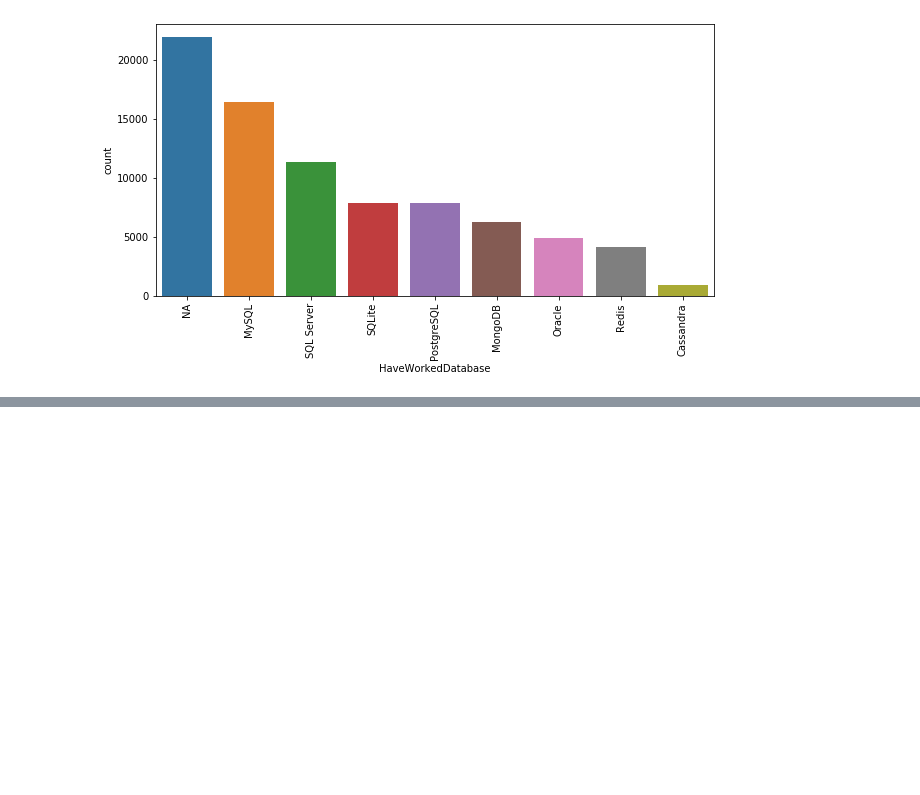
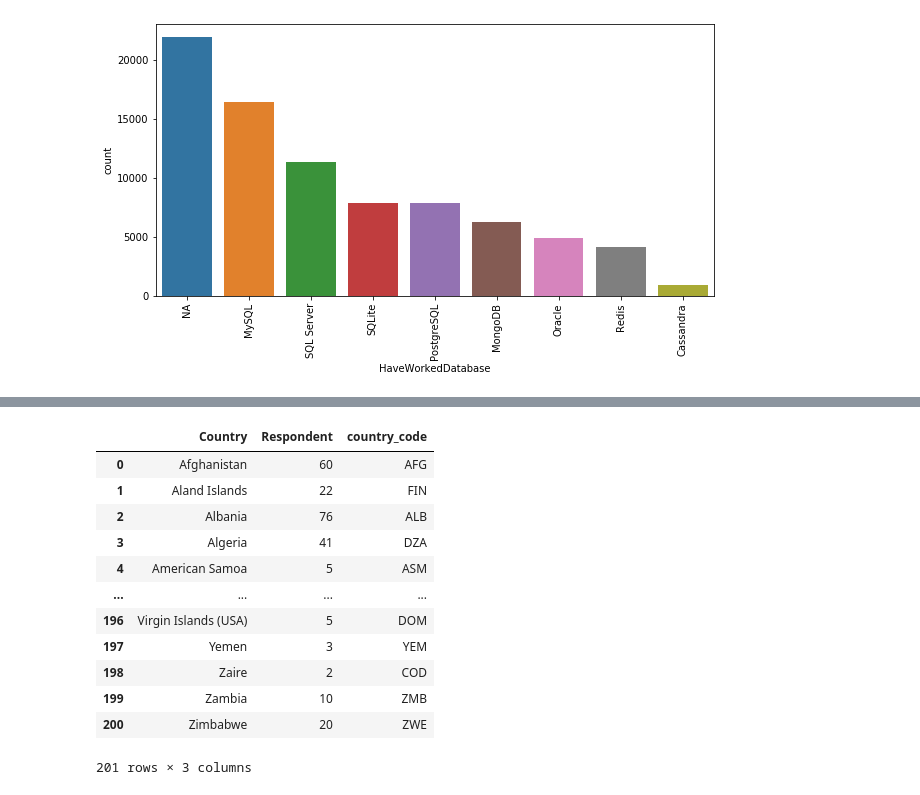
Before and after one commit to PavanKB/stackoverflow_survey, a Jupyter notebook: data_exploration.ipynb, the cells around one changed output, grey strips where cells are left out. Cells and saved outputs as stored; diff of their text form; code cells hidden in the pictures; blank space fills up the shorter version.

```diff
--- a/data_exploration.ipynb
+++ b/data_exploration.ipynb
@@ -595,0 +500,22 @@ missing_data_summary.groupby(['information_level'], as_index=False).agg(metrics)
+# %%
+col_idx = 'Respondent'
+plot_df = raw_data[[col_idx, 'Country']].groupby(['Country']).agg('count')
+plot_df.reset_index(inplace=True)
+
+cty = pd.read_csv(r'.\cty.csv')
+plot_df= plot_df.merge(cty, on = ['Country'], how='left')
+plot_df
+# %% [output]
+|  | Country | Respondent | country_code |
+| 0 | Afghanistan | 60 | AFG |
+| 1 | Aland Islands | 22 | FIN |
+| 2 | Albania | 76 | ALB |
+| 3 | Algeria | 41 | DZA |
+| 4 | American Samoa | 5 | ASM |
+| ... | ... | ... | ... |
+| 196 | Virgin Islands (USA) | 5 | DOM |
+| 197 | Yemen | 3 | YEM |
+| 198 | Zaire | 2 | COD |
+| 199 | Zambia | 10 | ZMB |
+| 200 | Zimbabwe | 20 | ZWE |
+201 rows × 3 columns
```
Also changed, not shown: parts of 24 cells of this notebook, 1 other file.
